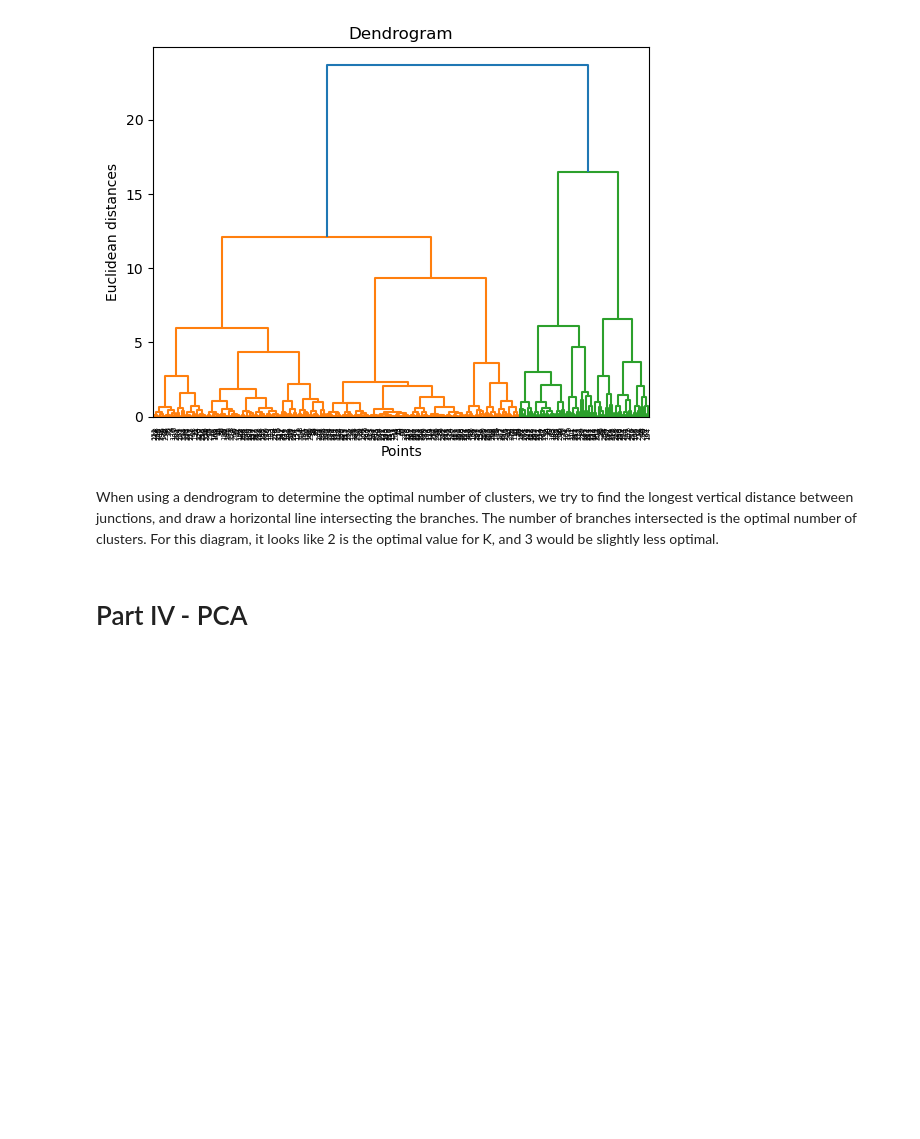
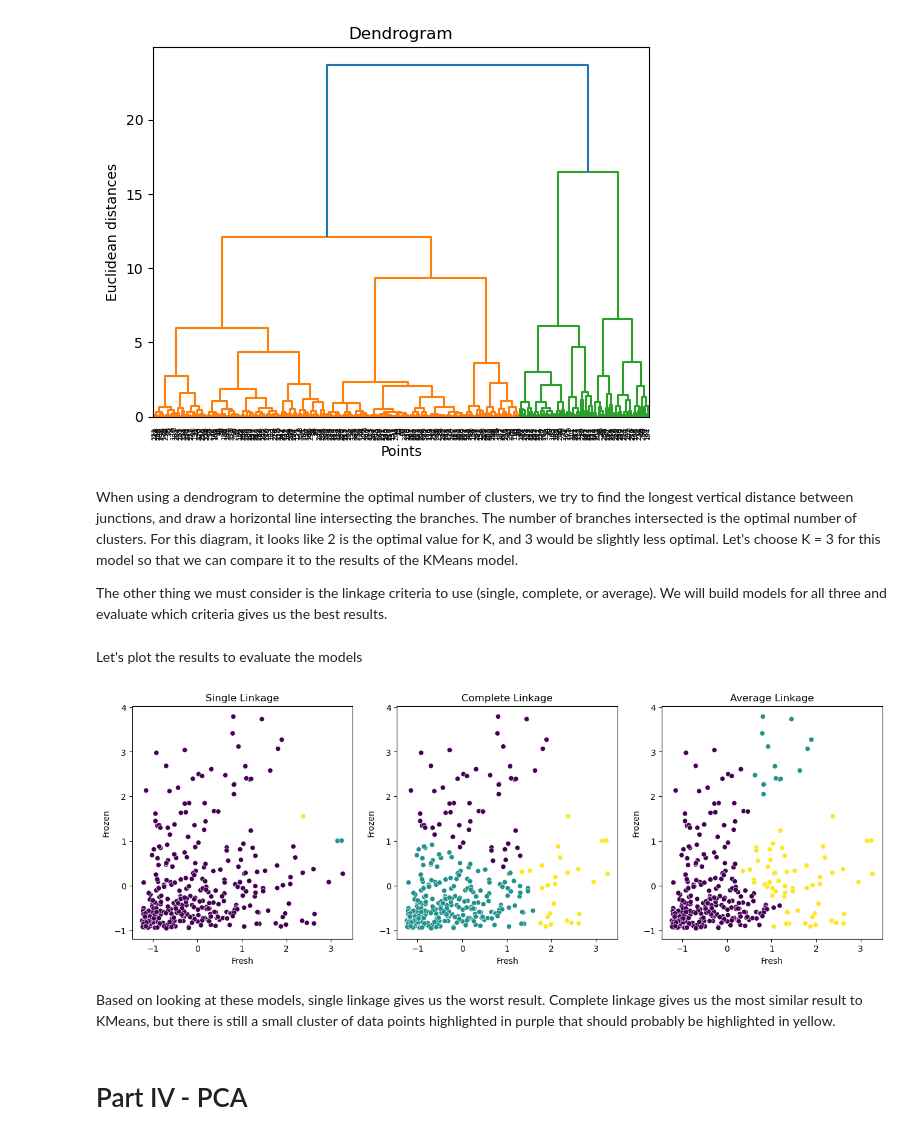
Before and after one commit to SamTheDataGuy/ml-project-unsupervised-learning, a Jupyter notebook: Unsupervised Learning - Project.ipynb, the cells around one changed output. Drawn from its saved outputs; the diff is of its cells as text; code cells hidden in the pictures; blank space fills up the shorter version.

```diff
--- a/Unsupervised Learning - Project.ipynb
+++ b/Unsupervised Learning - Project.ipynb
@@ -355,7 +407,7 @@ from sklearn.cluster import AgglomerativeClustering
 # cluster hierarchy
 import scipy.cluster.hierarchy as sch
 # %%
-df_hc = df_kmeans.copy()
+df_hc = df_scaled[['Fresh','Frozen']]
 # %% [markdown]
 Printing the Dendogram to help us determine the optimal value for K
 # %%
@@ -371,7 +423,40 @@ plot_dendrogram(df_hc)
 # %% [output]
 [figure]
 # %% [markdown]
-When using a dendrogram to determine the optimal number of clusters, we try to find the longest vertical distance between junctions, and draw a horizontal line intersecting the branches.  The number of branches intersected is the optimal number of clusters.  For this diagram, it looks like 2 is the optimal value for K, and 3 would be slightly less optimal.
+When using a dendrogram to determine the optimal number of clusters, we try to find the longest vertical distance between junctions, and draw a horizontal line intersecting the branches.  The number of branches intersected is the optimal number of clusters.  For this diagram, it looks like 2 is the optimal value for K, and 3 would be slightly less optimal.  Let's choose K = 3 for this model so that we can compare it to the results of the KMeans model.
+
+The other thing we must consider is the linkage criteria to use (single, complete, or average). We will build models for all three and evaluate which criteria gives us the best results.
+# %%
+n_clusters = 3
+
+# Single
+single = AgglomerativeClustering(n_clusters = n_clusters, linkage="single")
+single_pred = single.fit_predict(df_hc)
+
+# Complete
+complete = AgglomerativeClustering(n_clusters = n_clusters, linkage="complete")
+complete_pred = complete.fit_predict(df_hc)
+
+# Average
+avg = AgglomerativeClustering(n_clusters = n_clusters, linkage="average")
+avg_pred = avg.fit_predict(df_hc)
+# %% [markdown]
+Let's plot the results to evaluate the models
+# %%
+fig, ax = plt.subplots(figsize = (16, 5))
+
+labels = [single_pred, complete_pred, avg_pred]
+titles = ['Single Linkage', 'Complete Linkage', 'Average Linkage']
+
+for i in range(3):
+
+    plt.subplot(1,3,i+1)
+    sns.scatterplot(x = df_kmeans['Fresh'], y = df_kmeans['Frozen'], c = labels[i])  # plotting the clusters
+    plt.title(titles[i])
+# %% [output]
+[figure, added]
+# %% [markdown]
+Based on looking at these models, single linkage gives us the worst result.  Complete linkage gives us the most similar result to KMeans, but there is still a small cluster of data points highlighted in purple that should probably be highlighted in yellow.
 # %% [markdown]
 # Part IV - PCA
 # %% [markdown]
```
Also changed, not shown: parts of 12 cells of this notebook.
